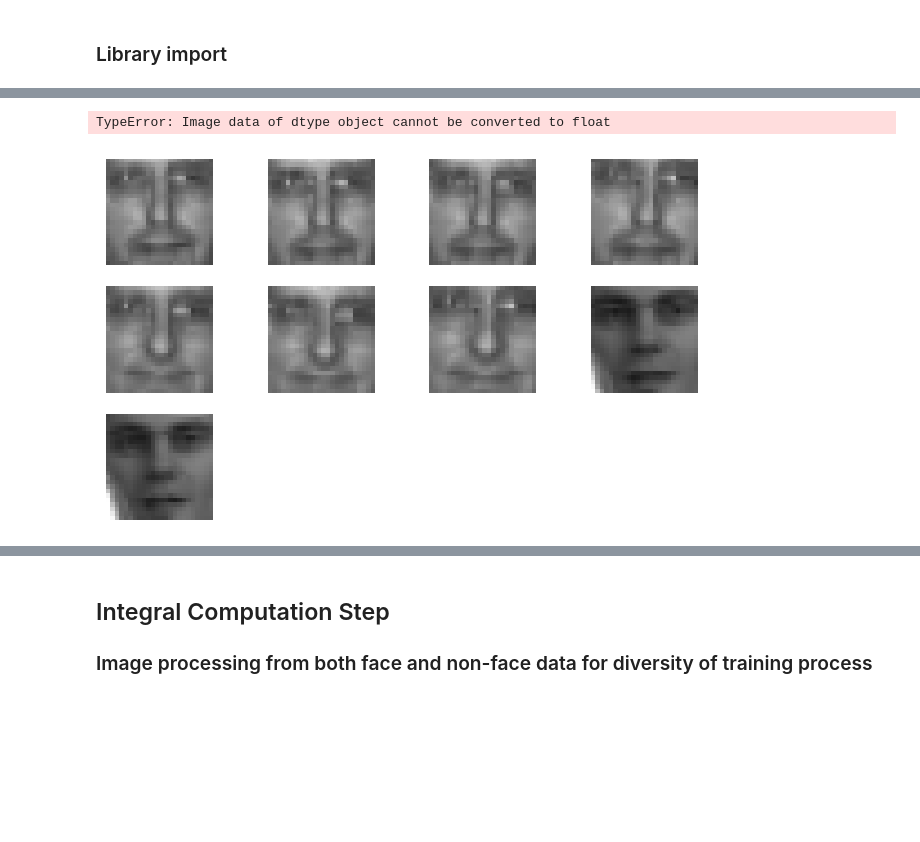
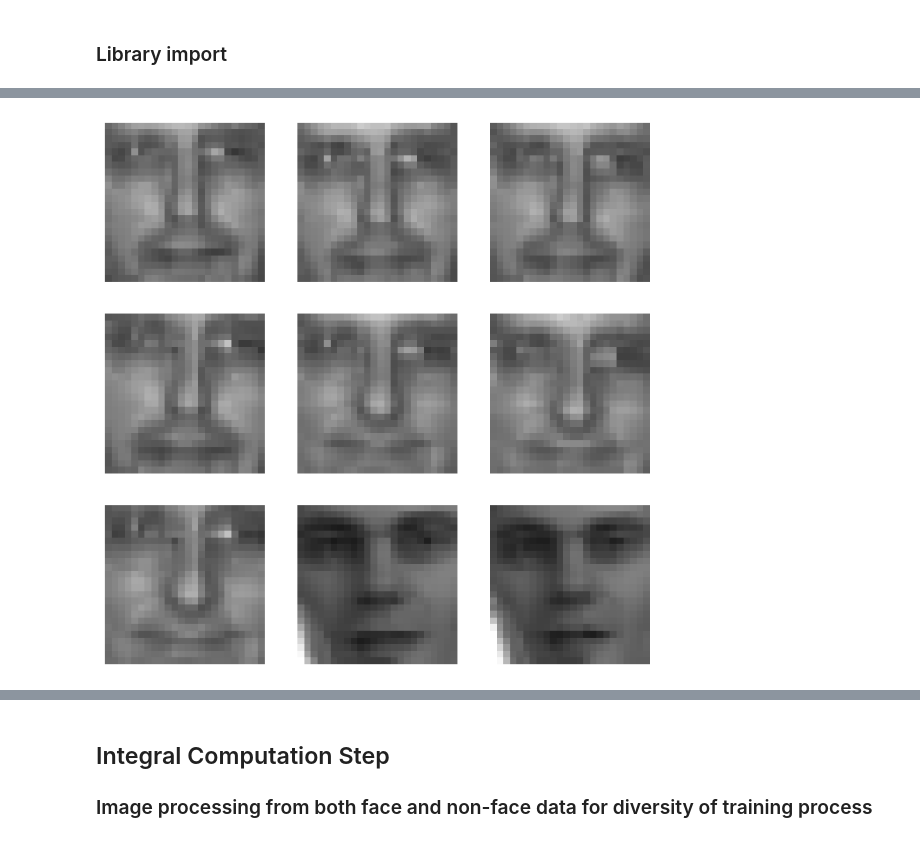
Before and after one commit to kora11e/RP-Pipeline-Project, a Jupyter notebook: ViolaJones.ipynb, the cells around one changed output, grey strips where cells are left out. Saved outputs shown, nothing was run; the diff lists cells and outputs as text; code cells hidden in the pictures; blank space fills up the shorter version.

```diff
--- a/ViolaJones.ipynb
+++ b/ViolaJones.ipynb
@@ -19,20 +27,19 @@ from src.generate_features import generate_features
 # %%
 import cv2
 fig = plt.figure(figsize=(8, 8))
 h=10
 w=10
-columns = 4
-rows = 5
+columns = 3
+rows = 3
 for i in range(1, columns*rows +1):
     im = cv2.imread(f'./data/face/face0000{i}.pgm')
     fig.add_subplot(rows, columns, i)
     plt.axis('off')
     plt.imshow(im)
 
 plt.show()
 # %% [output]
-TypeError: Image data of dtype object cannot be converted to float
-[figure, old version]
+[figure, new version]
 # %%
 import cv2
 fig = plt.figure(figsize=(8, 8))
```
Also changed, not shown: parts of 13 cells of this notebook, 1 other file.
